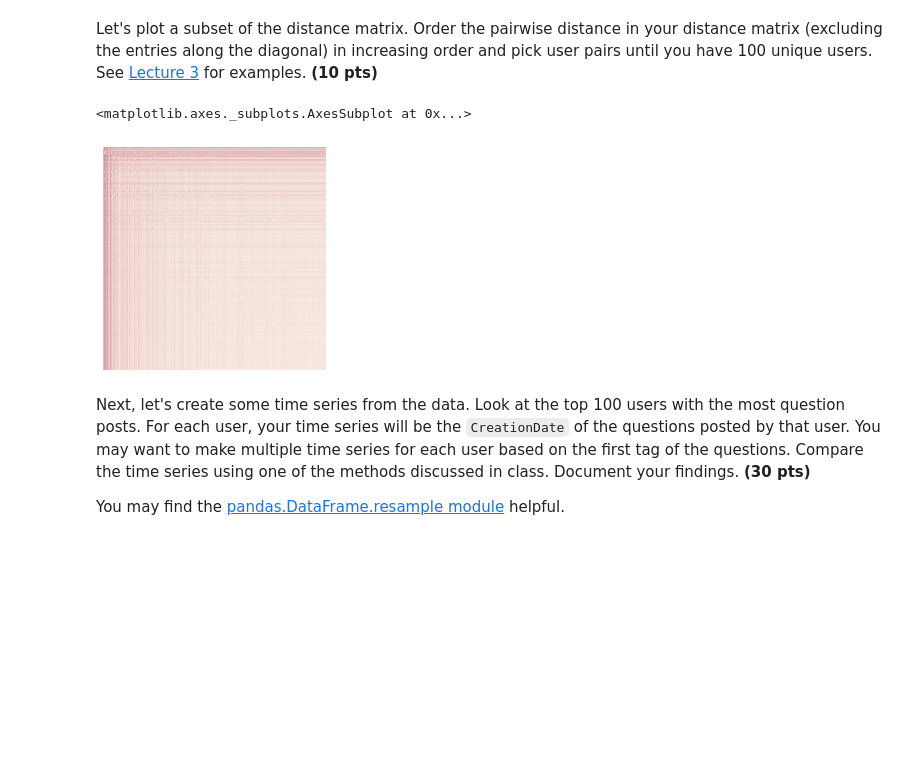
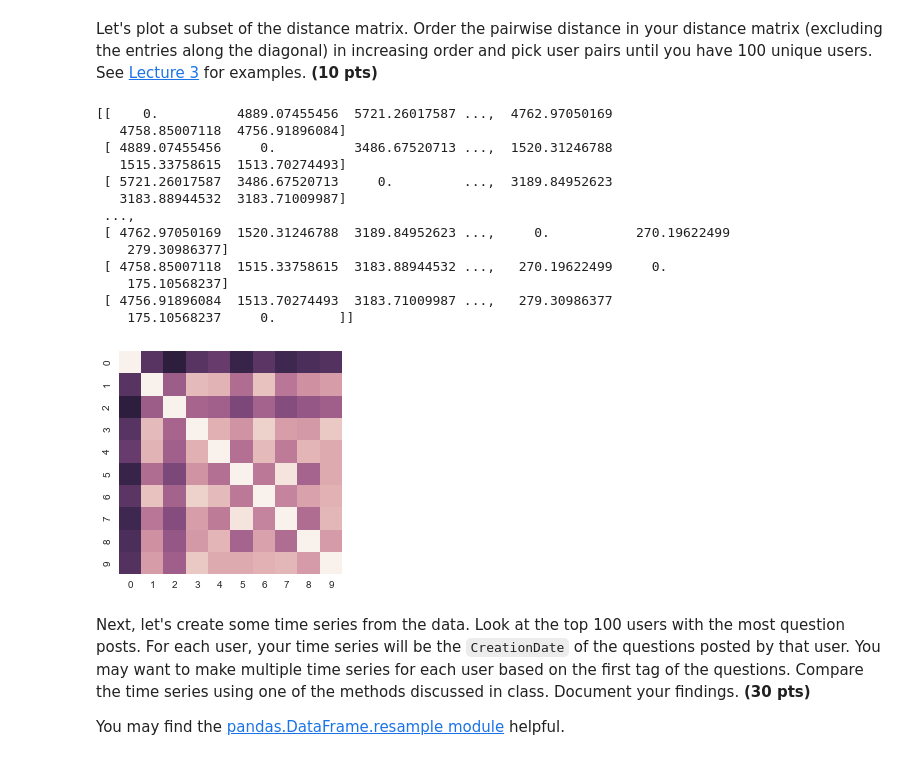
Before and after one commit to coolcor12/cs591-personal, a Jupyter notebook: hw1-submission/Homework-1.ipynb, the cells around one changed output. Cells and saved outputs as stored; diff of their text form; code cells hidden in the pictures; blank space fills up the shorter version.

```diff
--- a/hw1-submission/Homework-1.ipynb
+++ b/hw1-submission/Homework-1.ipynb
@@ -220,14 +220,27 @@ Let's plot a subset of the distance matrix. Order the pairwise distance in your
 # %%
 import matplotlib.pyplot as plt
 import sklearn.metrics as metrics
 import seaborn as sns
 %matplotlib inline
 
 euclidean_dists = metrics.euclidean_distances(X)
-sns.heatmap(euclidean_dists, xticklabels=False, yticklabels=False, linewidths=0, square=True,cbar=False)
+sns.heatmap(euclidean_dists[:10, :10], xticklabels=True, yticklabels=True, linewidths=0, square=True,cbar=False)
+print euclidean_dists
 # %% [output]
-<matplotlib.axes._subplots.AxesSubplot at 0x...>
+[[    0.          4889.07455456  5721.26017587 ...,  4762.97050169
+   4758.85007118  4756.91896084]
+ [ 4889.07455456     0.          3486.67520713 ...,  1520.31246788
+   1515.33758615  1513.70274493]
+ [ 5721.26017587  3486.67520713     0.         ...,  3189.84952623
+   3183.88944532  3183.71009987]
+ ...,
+ [ 4762.97050169  1520.31246788  3189.84952623 ...,     0.           270.19622499
+    279.30986377]
+ [ 4758.85007118  1515.33758615  3183.88944532 ...,   270.19622499     0.
+    175.10568237]
+ [ 4756.91896084  1513.70274493  3183.71009987 ...,   279.30986377
+    175.10568237     0.        ]]
-[figure, old version]
+[figure, new version]
 # %% [markdown]
 Next, let's create some time series from the data. Look at the top 100 users with the most question posts. For each user, your time series will be the `CreationDate` of the questions posted by that user. You may want to make multiple time series for each user based on the first tag of the questions. Compare the time series using one of the methods discussed in class. Document your findings. **(30 pts)**
 
```
Also changed, not shown: parts of 2 cells of this notebook.
